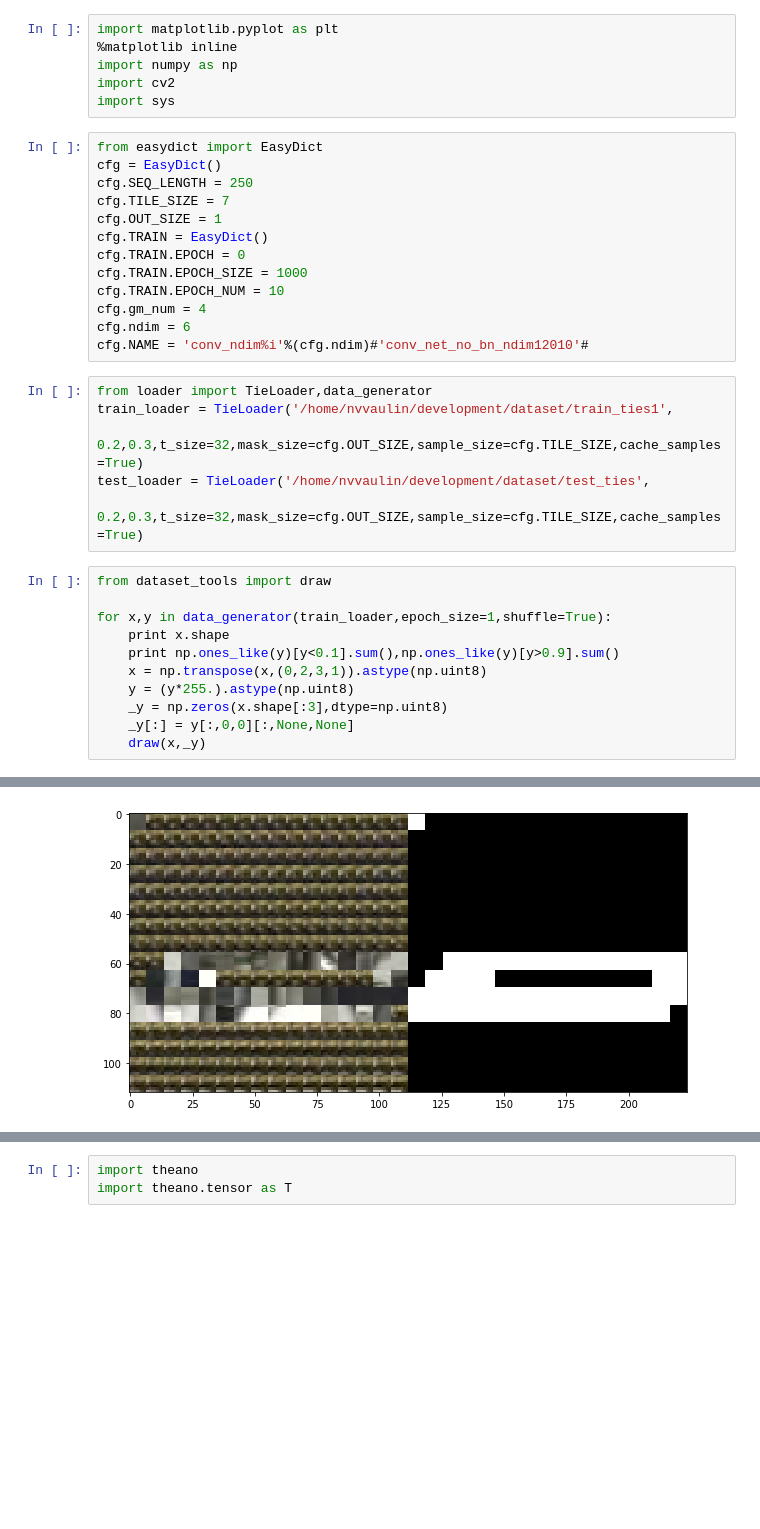
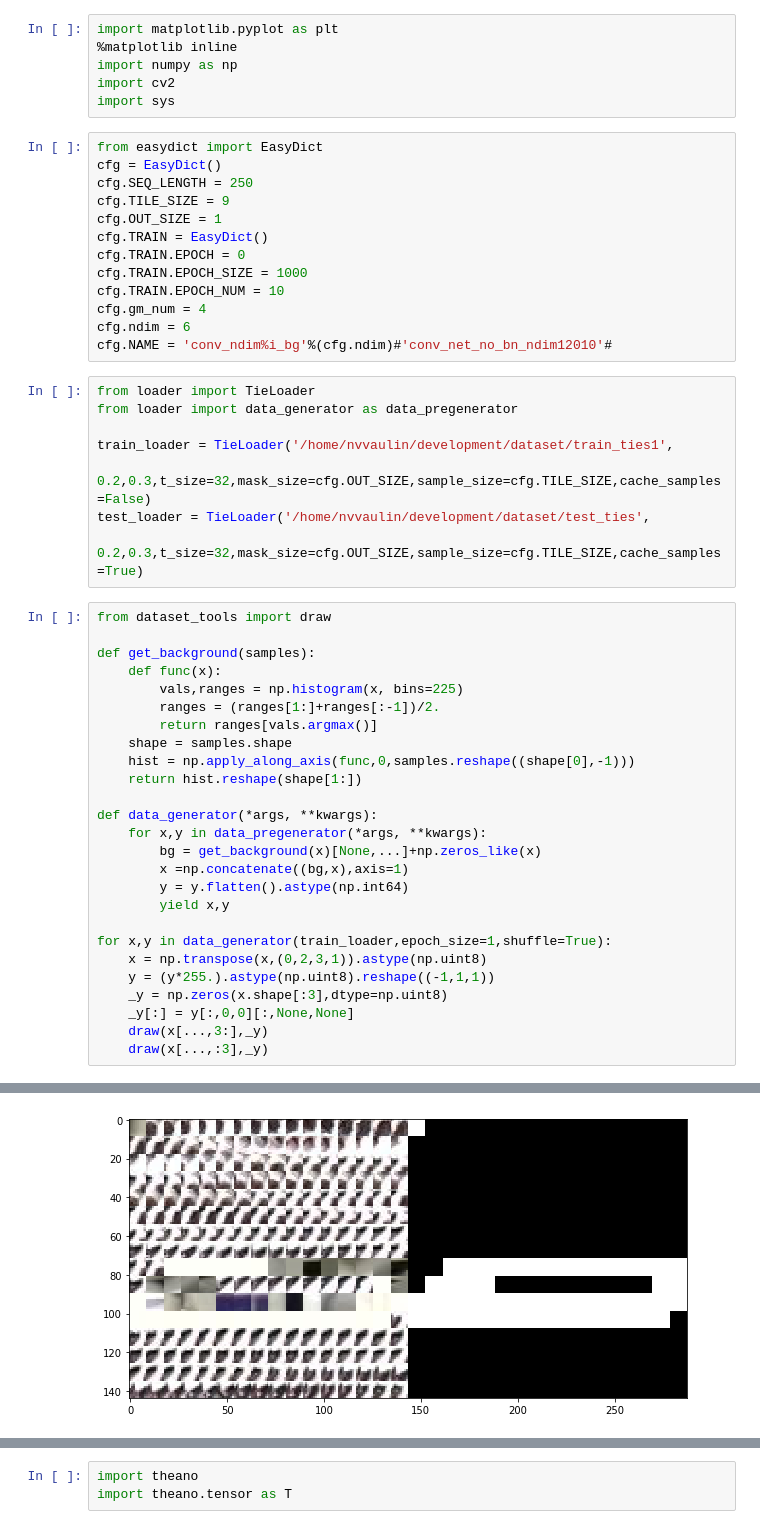
Before and after one commit to nvvaulin/gmm_segmentation, a Jupyter notebook: GMM_SEG.ipynb, the cells around one changed output, grey strips where cells are left out. Saved outputs shown, nothing was run; the diff lists cells and outputs as text; blank space fills up the shorter version.

Commit message:
tests with softmax and exracted background

```diff
--- a/GMM_SEG.ipynb
+++ b/GMM_SEG.ipynb
@@ -8,7 +8,7 @@ import sys
 from easydict import EasyDict
 cfg = EasyDict()
 cfg.SEQ_LENGTH = 250
-cfg.TILE_SIZE = 7
+cfg.TILE_SIZE = 9
 cfg.OUT_SIZE = 1
 cfg.TRAIN = EasyDict()
 cfg.TRAIN.EPOCH = 0
@@ -16,22 +16,39 @@ cfg.TRAIN.EPOCH_SIZE = 1000
 cfg.TRAIN.EPOCH_NUM = 10
 cfg.gm_num = 4
 cfg.ndim = 6
-cfg.NAME = 'conv_ndim%i'%(cfg.ndim)#'conv_net_no_bn_ndim12010'#
+cfg.NAME = 'conv_ndim%i_bg'%(cfg.ndim)#'conv_net_no_bn_ndim12010'#
 # %%
-from loader import TieLoader,data_generator
+from loader import TieLoader
+from loader import data_generator as data_pregenerator
+
 train_loader = TieLoader('/home/nvvaulin/development/dataset/train_ties1',
-                         0.2,0.3,t_size=32,mask_size=cfg.OUT_SIZE,sample_size=cfg.TILE_SIZE,cache_samples=True)
+                         0.2,0.3,t_size=32,mask_size=cfg.OUT_SIZE,sample_size=cfg.TILE_SIZE,cache_samples=False)
 test_loader = TieLoader('/home/nvvaulin/development/dataset/test_ties',
                         0.2,0.3,t_size=32,mask_size=cfg.OUT_SIZE,sample_size=cfg.TILE_SIZE,cache_samples=True)
 # %%
 from dataset_tools import draw
 
+def get_background(samples):
+    def func(x):
+        vals,ranges = np.histogram(x, bins=225)
+        ranges = (ranges[1:]+ranges[:-1])/2.
+        return ranges[vals.argmax()]
+    shape = samples.shape
+    hist = np.apply_along_axis(func,0,samples.reshape((shape[0],-1)))
+    return hist.reshape(shape[1:])
+
+def data_generator(*args, **kwargs):
+    for x,y in data_pregenerator(*args, **kwargs):
+        bg = get_background(x)[None,...]+np.zeros_like(x)
+        x =np.concatenate((bg,x),axis=1)
+        y = y.flatten().astype(np.int64)
+        yield x,y
+
 for x,y in data_generator(train_loader,epoch_size=1,shuffle=True):
-    print x.shape
-    print np.ones_like(y)[y<0.1].sum(),np.ones_like(y)[y>0.9].sum()
     x = np.transpose(x,(0,2,3,1)).astype(np.uint8)
-    y = (y*255.).astype(np.uint8)
+    y = (y*255.).astype(np.uint8).reshape((-1,1,1))
     _y = np.zeros(x.shape[:3],dtype=np.uint8)
     _y[:] = y[:,0,0][:,None,None]
-    draw(x,_y)
+    draw(x[...,3:],_y)
+    draw(x[...,:3],_y)
 # %% [output]
@@ -40 +55 @@ for x,y in data_generator(train_loader,epoch_size=1,shuffle=True):
-[figure, old version]
+[figure, new version]
```
Also changed, not shown: parts of 5 cells of this notebook.
